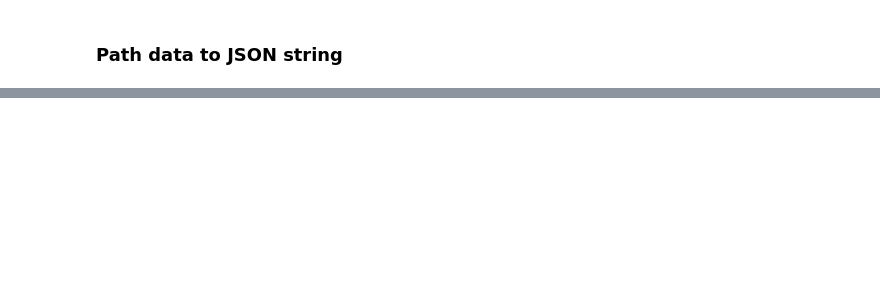
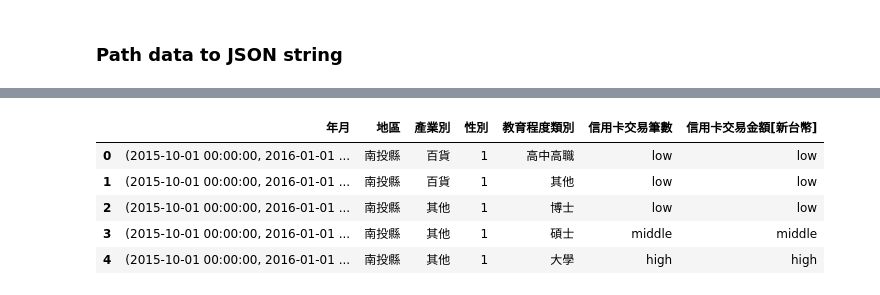
Before and after one commit to gin31259461/DataViz_Flask, a Jupyter notebook: classification/decision-tree.ipynb, the cells around one changed output, grey strips where cells are left out. Cells and saved outputs as stored; diff of their text form; code cells hidden in the pictures; blank space fills up the shorter version.

```diff
--- a/classification/decision-tree.ipynb
+++ b/classification/decision-tree.ipynb
@@ -566,0 +726,9 @@ json_object
+# %%
+df.head()
+# %% [output]
+|  | 年月 | 地區 | 產業別 | 性別 | 教育程度類別 | 信用卡交易筆數 | 信用卡交易金額[新台幣] |
+| 0 | (2015-10-01 00:00:00, 2016-01-01 ... | 南投縣 | 百貨 | 1 | 高中高職 | low | low |
+| 1 | (2015-10-01 00:00:00, 2016-01-01 ... | 南投縣 | 百貨 | 1 | 其他 | low | low |
+| 2 | (2015-10-01 00:00:00, 2016-01-01 ... | 南投縣 | 其他 | 1 | 博士 | low | low |
+| 3 | (2015-10-01 00:00:00, 2016-01-01 ... | 南投縣 | 其他 | 1 | 碩士 | middle | middle |
+| 4 | (2015-10-01 00:00:00, 2016-01-01 ... | 南投縣 | 其他 | 1 | 大學 | high | high |
```
Also changed, not shown: parts of 29 cells of this notebook, 1 other file.
